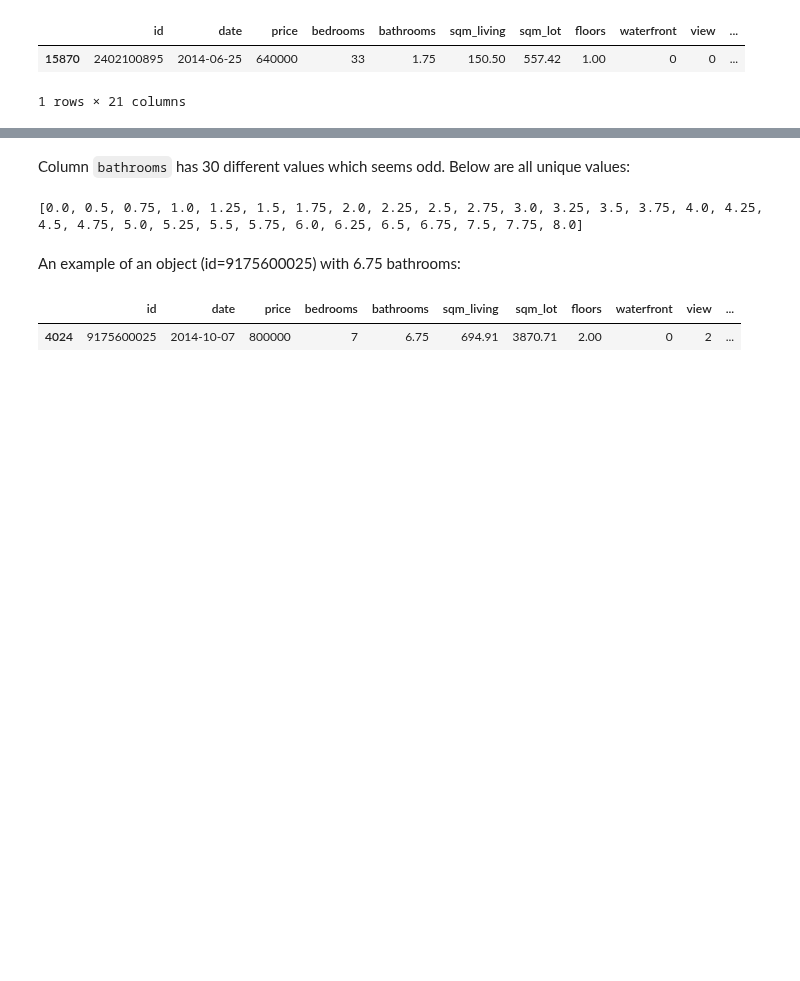
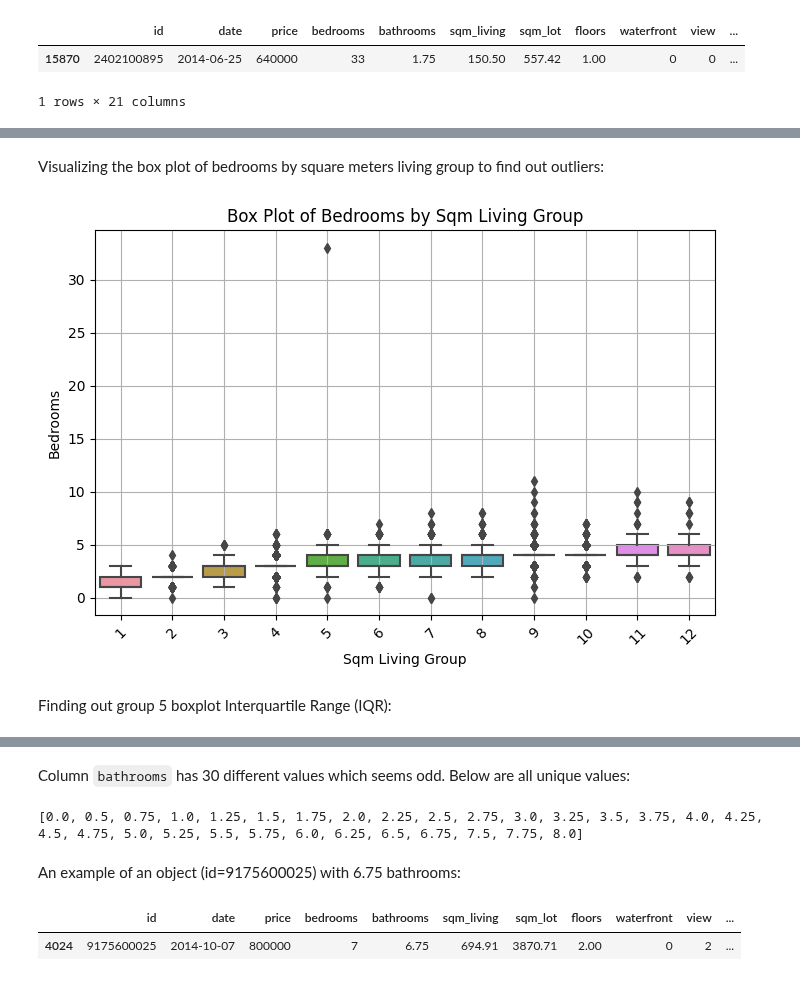
Before and after one commit to AurelPap/apartment-hunter, a Jupyter notebook: data-processing-merged.ipynb, the cells around one changed output, grey strips where cells are left out. Cells and saved outputs as stored; diff of their text form; code cells hidden in the pictures; blank space fills up the shorter version.

```diff
--- a/data-processing-merged.ipynb
+++ b/data-processing-merged.ipynb
@@ -327,0 +414,18 @@ df_33_bedrooms
+# %%
+df_grouped_sqm_living = sqm_living_no_outliers.copy()
+df_grouped_sqm_living = create_column_histogram_bin_number(df_grouped_sqm_living['sqm_living'], 12, df_grouped_sqm_living, 'sqm_living_group')
+# %% [markdown]
+Visualizing the box plot of bedrooms by square meters living group to find out outliers:
+# %%
+plt.figure(figsize=(8, 5))
+sns.boxplot(x='sqm_living_group', y='bedrooms', data=df_grouped_sqm_living)
+plt.title('Box Plot of Bedrooms by Sqm Living Group')
+plt.xlabel('Sqm Living Group')
+plt.ylabel('Bedrooms')
+plt.xticks(rotation=45)  # Rotate x-axis labels for better readability
+plt.grid(True)
+plt.show()
+# %% [output]
+[figure, added]
+# %% [markdown]
+Finding out group 5 boxplot Interquartile Range (IQR):
```
Also changed, not shown: parts of 49 cells of this notebook.
